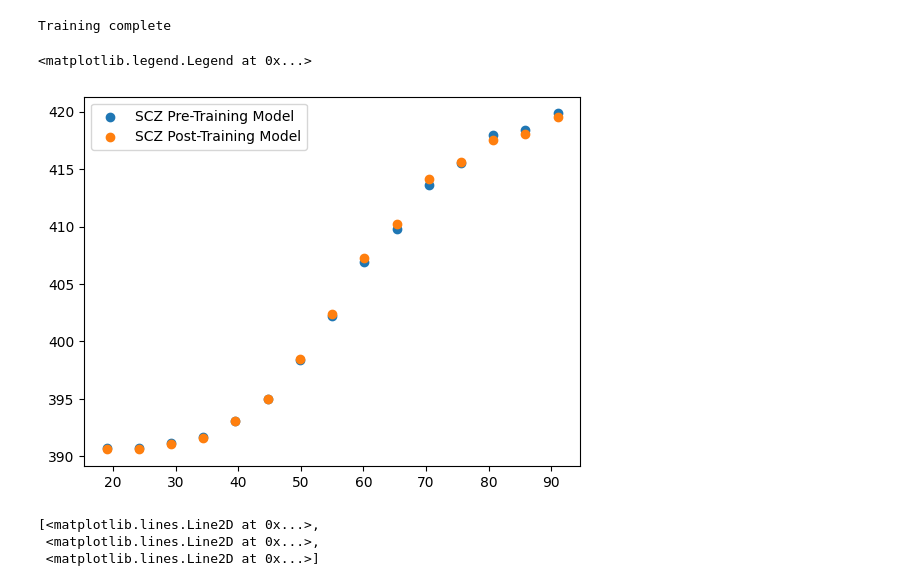
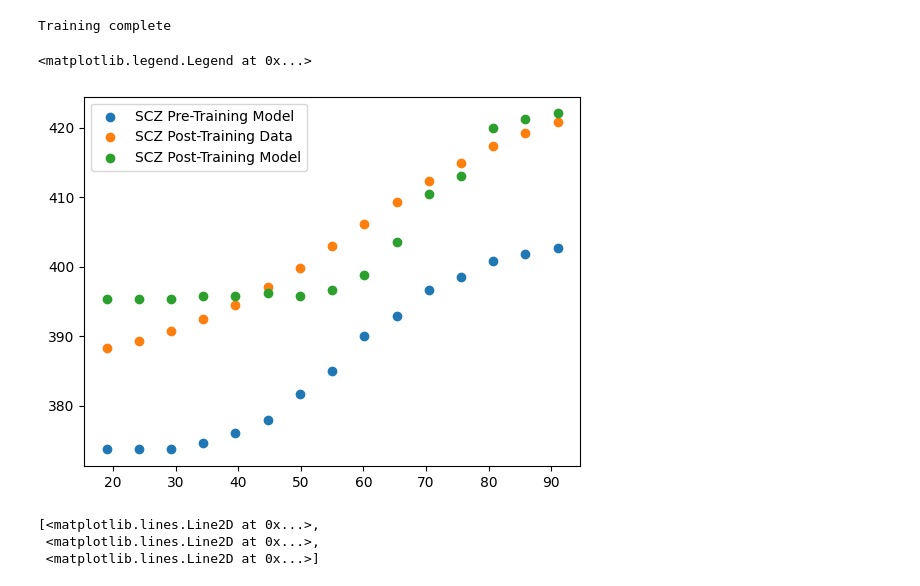
Before and after one commit to renatoparedes/SCZ_PPS_Expansion_Model, a Jupyter notebook: Training_Exploration.ipynb, the cells around one changed output. Cells and saved outputs as stored; diff of their text form; code cells hidden in the pictures.

```diff
--- a/Training_Exploration.ipynb
+++ b/Training_Exploration.ipynb
@@ -172,7 +178,9 @@ plt.scatter(a_distances, SCZ_RTs_post)
 <matplotlib.collections.PathCollection at 0x...>
 [figure]
 # %%
-Lex = 0.5
+rho_0, siagav_x, locav_x = 2.005e-03, 5.041e00, 4.895e01
+
+Lex = 0.40
 SCZLt, SCZLa, SCZLv = Lw(Lex, 0.05, 1, 4, Lex, 0.05, 20, 80, Lex, 0.05, 2, 8)
 _, _, _, _, SCZrt = experiment(
     ts,
@@ -218,6 +226,8 @@ SCZWa_tr, SCZWv_tr, _, _, _, _ = FWTraining(
     k_a,
     k_v,
     theta,
+    siagav_x,
+    locav_x,
 )
 print("Training complete")
 _, _, _, _, SCZrtpost = experiment(
@@ -244,16 +254,16 @@ _, _, _, _, SCZrtpost = experiment(
 Training complete
 # %%
 SCZ_RTs_model_post = fit_RT(SCZrtpost, SCZ_RTs_post)
-SCZ_RTs_model_pre = fit_RT(SCZrt, SCZ_RTs_post)
+SCZ_RTs_model_pre = fit_RT(SCZrt, SCZ_RTs)
 # %%
 # plt.scatter(a_distances, SCZ_RTs, label="SCZ Pre-Training Data")
 plt.scatter(a_distances, SCZ_RTs_model_pre, label="SCZ Pre-Training Model")
-# plt.scatter(a_distances, SCZ_RTs_post, label="SCZ Post-Training Data")
+plt.scatter(a_distances, SCZ_RTs_post, label="SCZ Post-Training Data")
 plt.scatter(a_distances, SCZ_RTs_model_post, label="SCZ Post-Training Model")
 plt.legend()
 # %% [output]
 <matplotlib.legend.Legend at 0x...>
-[figure, old version]
+[figure, new version]
 # %%
 plt.plot(SCZWa_tr[:, :, -1, -1])
 # %% [output]
```
Also changed, not shown: parts of 4 cells of this notebook, 2 other files.
